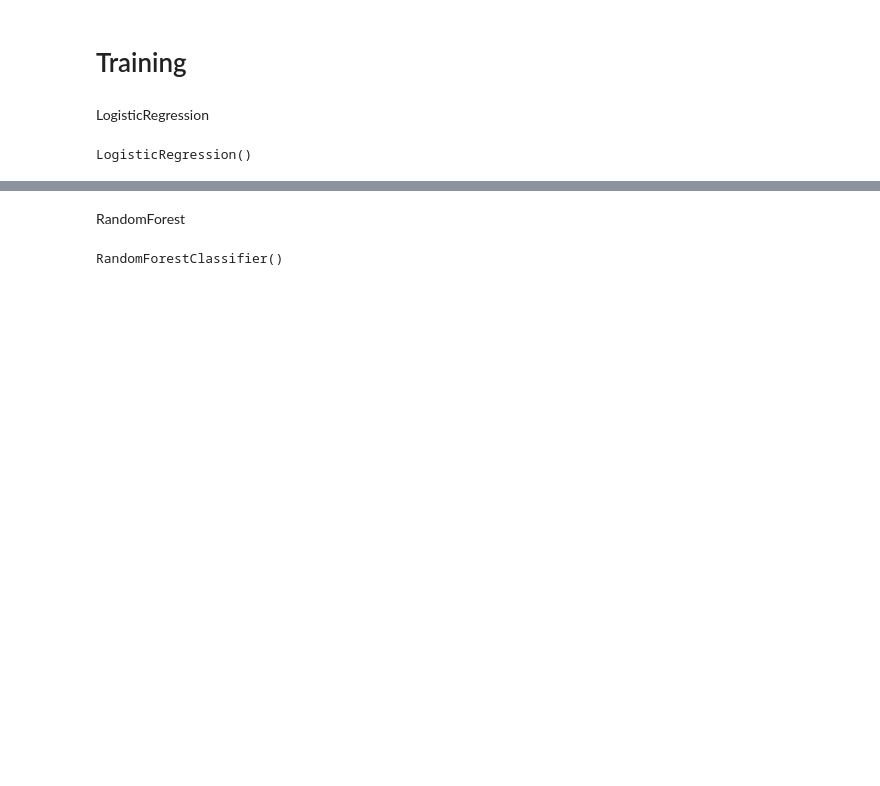
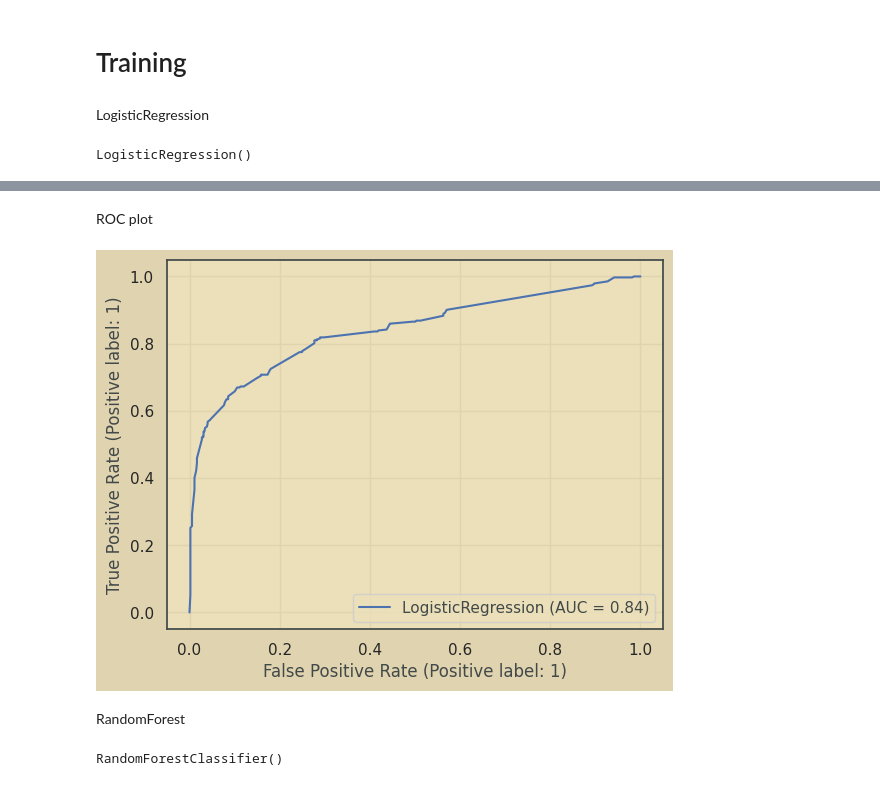
Before and after one commit to eduardo-palencia/Reto-Titanic, a Jupyter notebook: train.ipynb, the cells around one changed output, grey strips where cells are left out. Saved outputs shown, nothing was run; the diff lists cells and outputs as text; code cells hidden in the pictures; blank space fills up the shorter version.

```diff
--- a/train.ipynb
+++ b/train.ipynb
@@ -281,3 +302,10 @@ LogisticRegression()
+# %% [markdown]
+ROC plot
+# %%
+plot_roc_curve(lg, x_train, y_train)
+plt.savefig("assets/roc_lg.png")
+# %% [output]
+[figure, added]
 # %% [markdown]
 RandomForest
 # %%
```
Also changed, not shown: parts of 5 cells of this notebook, 2 other files.
